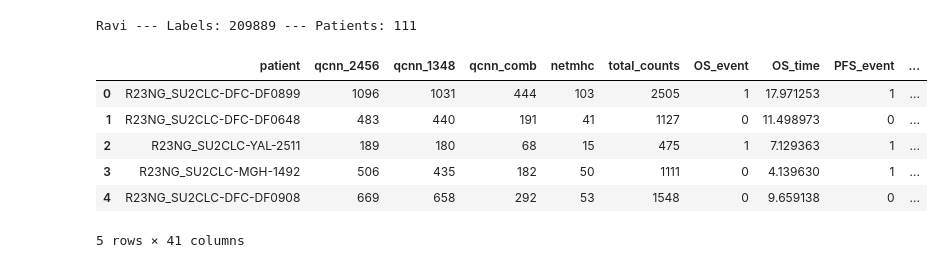
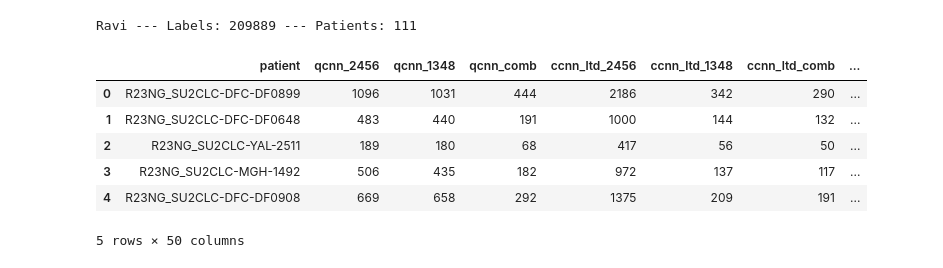
Before and after one commit to RyanPeters785/QCHIPP_figures, a Jupyter notebook: ext5/extended_survival.ipynb, the cells around one changed output. Cells and saved outputs as stored; diff of their text form; code cells hidden in the pictures.

```diff
--- a/ext5/extended_survival.ipynb
+++ b/ext5/extended_survival.ipynb
@@ -12,7 +12,7 @@ from scipy import stats
 import seaborn as sns
 # %%
 def map_0_1(x):
-    return [int(i == 1) for i in x]
+    return [int(int(i) == 1) for i in x]
 
 main_dir = '../../'
 file_mapping = {
@@ -44,6 +44,23 @@ with open(file_mapping['ravi_qcnn_1348'], 'rb') as f:
 qcnn_comb_labels = qcnn_2456 & qcnn_1348
 
 
+# get predicted ccnn limited labels
+ccnn_ltd_2456 = np.array(map_0_1(pd.read_csv(file_mapping['ravi_ccnn_limited_2456'])['pred_labels'][0].strip('[').strip(']').split(', ')))
+ccnn_ltd_1348 = np.array(map_0_1(pd.read_csv(file_mapping['ravi_ccnn_limited_1348'])['pred_labels'][0].strip('[').strip(']').split(', ')))
+ccnn_ltd_comb_labels = ccnn_ltd_2456 & ccnn_ltd_1348
+
+# get predicted ccnn large labels
+ccnn_large_2456 = np.array(map_0_1(pd.read_csv(file_mapping['ravi_ccnn_large_2456'])['pred_labels'][0].strip('[').strip(']').split(', ')))
+ccnn_large_1348 = np.array(map_0_1(pd.read_csv(file_mapping['ravi_ccnn_large_1348'])['pred_labels'][0].strip('[').strip(']').split(', ')))
+ccnn_large_comb_labels = ccnn_large_2456 & ccnn_large_1348
+
+# get predicted random forest labels
+with open(file_mapping['ravi_rf_2456'], 'rb') as f:
+    rf_2456 = np.array(map_0_1(pickle.load(f)['avg_pred_labels']))
+with open(file_mapping['ravi_rf_1348'], 'rb') as f:
+    rf_1348 = np.array(map_0_1(pickle.load(f)['avg_pred_labels']))
+rf_comb_labels = rf_2456 & rf_1348
+
 
 # load peptide samples & NetMHC labels
 encoded_data = pd.read_csv(file_mapping[f'ravi_encoded'])
@@ -56,12 +73,36 @@ print(f'Ravi --- Labels: {len(qcnn_comb_labels)} --- Patients: {len(set(patients
 
 
 # create df with patient id and qcnn_pred --> group by patient id and get the counts
-df = pd.DataFrame({"patient": patients, "qcnn_2456": qcnn_2456,  "qcnn_1348": qcnn_1348, "qcnn_comb": qcnn_comb_labels, "netMHC_pred": netmhc_labels})
+df = pd.DataFrame({
+    "patient": patients,
+    "qcnn_2456": qcnn_2456,
+    "qcnn_1348": qcnn_1348,
+    "qcnn_comb": qcnn_comb_labels,
+    "ccnn_ltd_2456": ccnn_ltd_2456,
+    "ccnn_ltd_1348": ccnn_ltd_1348,
+    "ccnn_ltd_comb": ccnn_ltd_comb_labels,
+    "ccnn_large_2456": ccnn_large_2456,
+    "ccnn_large_1348": ccnn_large_1348,
+    "ccnn_large_comb": ccnn_large_comb_labels,
+    "rf_2456": rf_2456,
+    "rf_1348": rf_1348,
+    "rf_comb": rf_comb_labels,
+    "netMHC_pred": netmhc_labels
+})
 df = (
     df.groupby("patient").agg(
         qcnn_2456=("qcnn_2456", "sum"),
         qcnn_1348=("qcnn_1348", "sum"),
         qcnn_comb=("qcnn_comb", "sum"),
+        ccnn_ltd_2456=("ccnn_ltd_2456", "sum"),
+        ccnn_ltd_1348=("ccnn_ltd_1348", "sum"),
+        ccnn_ltd_comb=("ccnn_ltd_comb", "sum"),
+        ccnn_large_2456=("ccnn_large_2456", "sum"),
+        ccnn_large_1348=("ccnn_large_1348", "sum"),
+        ccnn_large_comb=("ccnn_large_comb", "sum"),
+        rf_2456=("rf_2456", "sum"),
+        rf_1348=("rf_1348", "sum"),
+        rf_comb=("rf_comb", "sum"),
         netmhc=("netMHC_pred", "sum")
     ).reset_index()
 )
@@ -149,37 +190,37 @@ df['TMB'] = df['patient_tmb'].map(sample_to_tmb)
 # filter patients without data
 df = df.dropna(subset=['OS_time', 'PFS_time'])
 
 # load other models preds: 'X.Rank_A0201(PRIME)', 'prank.MSi_A0201(HLAthena)', 'mhcflurry_presentation_percentile'
 additional_df = pd.read_csv(file_mapping['additional_preds'])[['Sample', 'Peptide', 'X.Rank_A0201', 'prank.MSi_A0201', 'mhcflurry_presentation_percentile', 'predicted_NeoFitness']]
 additional_df['patient'] = ['R23NG_' + i for i in additional_df['Sample']]
 additional_df['patient'] = ['-'.join(i.split('-')[:-1])for i in additional_df['patient']]
 additional_df['X.Rank_A0201_counts'] = [int(i < 2.0) for i in additional_df['X.Rank_A0201']]
 additional_df['prank.MSi_A0201_counts'] = [int(i < 0.5) for i in additional_df['prank.MSi_A0201']]
 additional_df['mhcflurry_presentation_percentile_counts'] = [int(i < 2.0) for i in additional_df['mhcflurry_presentation_percentile']]
 additional_df['predicted_NeoFitness'] = [1 if i == 'Immunogenic' else 0 for i in additional_df['predicted_NeoFitness']]
 
 additional_agg = (
     additional_df.groupby("patient").agg(
         prime=("X.Rank_A0201_counts", "sum"),
         hlathena=("prank.MSi_A0201_counts", "sum"),
         mhcflurry=("mhcflurry_presentation_percentile_counts", "sum"),
         neoFitness=("predicted_NeoFitness", "sum")
     ).reset_index())
 df = pd.merge(df, additional_agg, on="patient", how="left")
 
 count_labels = ['qcnn_1348', 'qcnn_2456', 'qcnn_comb','netmhc', 'prime', 'hlathena', 'mhcflurry', 'neoFitness']
 for label in count_labels:
     df[f'{label}_tmb_normalized'] = df[label] / df['TMB']
     df[f'{label}_std'] = stats.zscore(df[label])
     df[f'{label}_tmb_normalized_std'] = stats.zscore(df[f'{label}_tmb_normalized'])
 
 df.head()
 # %% [output]
 Ravi --- Labels: 209889 --- Patients: 111
-|  | patient | qcnn_2456 | qcnn_1348 | qcnn_comb | netmhc | total_counts | OS_event | OS_time | PFS_event | ... |
-| 0 | R23NG_SU2CLC-DFC-DF0899 | 1096 | 1031 | 444 | 103 | 2505 | 1 | 17.971253 | 1 | ... |
-| 1 | R23NG_SU2CLC-DFC-DF0648 | 483 | 440 | 191 | 41 | 1127 | 0 | 11.498973 | 0 | ... |
-| 2 | R23NG_SU2CLC-YAL-2511 | 189 | 180 | 68 | 15 | 475 | 1 | 7.129363 | 1 | ... |
-| 3 | R23NG_SU2CLC-MGH-1492 | 506 | 435 | 182 | 50 | 1111 | 0 | 4.139630 | 1 | ... |
-| 4 | R23NG_SU2CLC-DFC-DF0908 | 669 | 658 | 292 | 53 | 1548 | 0 | 9.659138 | 0 | ... |
+|  | patient | qcnn_2456 | qcnn_1348 | qcnn_comb | ccnn_ltd_2456 | ccnn_ltd_1348 | ccnn_ltd_comb | ... |
+| 0 | R23NG_SU2CLC-DFC-DF0899 | 1096 | 1031 | 444 | 2186 | 342 | 290 | ... |
+| 1 | R23NG_SU2CLC-DFC-DF0648 | 483 | 440 | 191 | 1000 | 144 | 132 | ... |
+| 2 | R23NG_SU2CLC-YAL-2511 | 189 | 180 | 68 | 417 | 56 | 50 | ... |
+| 3 | R23NG_SU2CLC-MGH-1492 | 506 | 435 | 182 | 972 | 137 | 117 | ... |
+| 4 | R23NG_SU2CLC-DFC-DF0908 | 669 | 658 | 292 | 1375 | 209 | 191 | ... |
-5 rows × 41 columns
+5 rows × 50 columns
```
Also changed, not shown: parts of 3 cells of this notebook, 24 other files.
